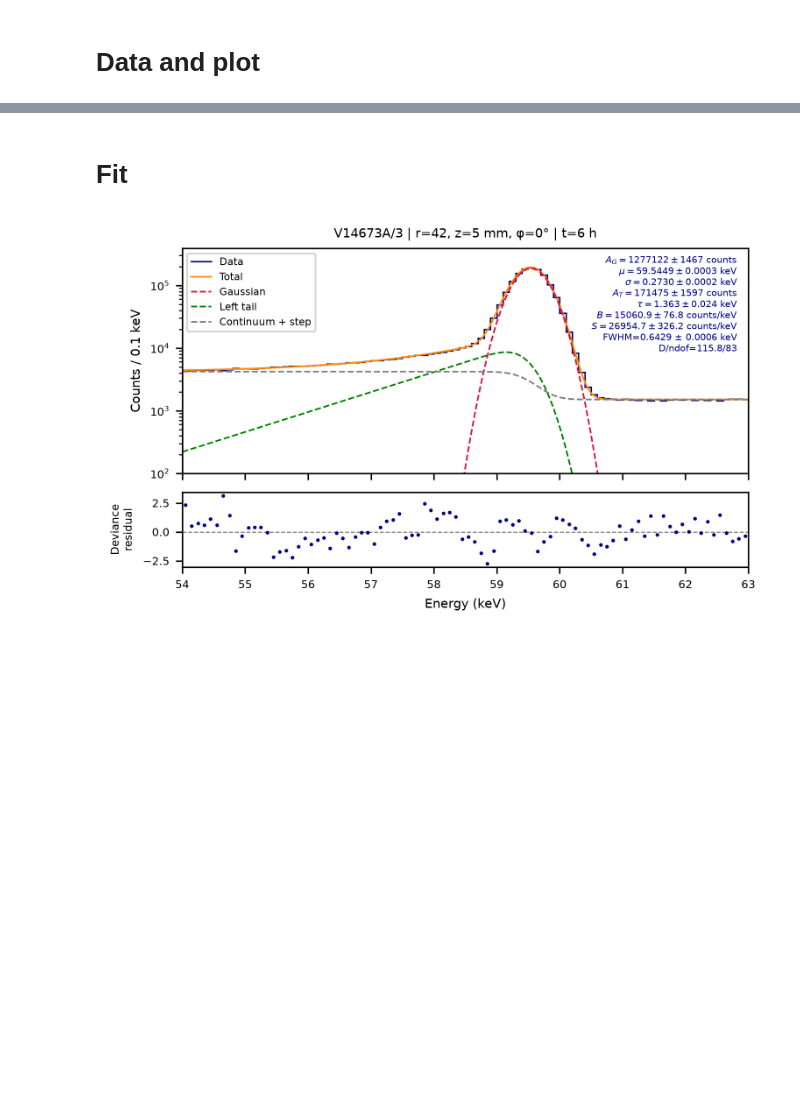
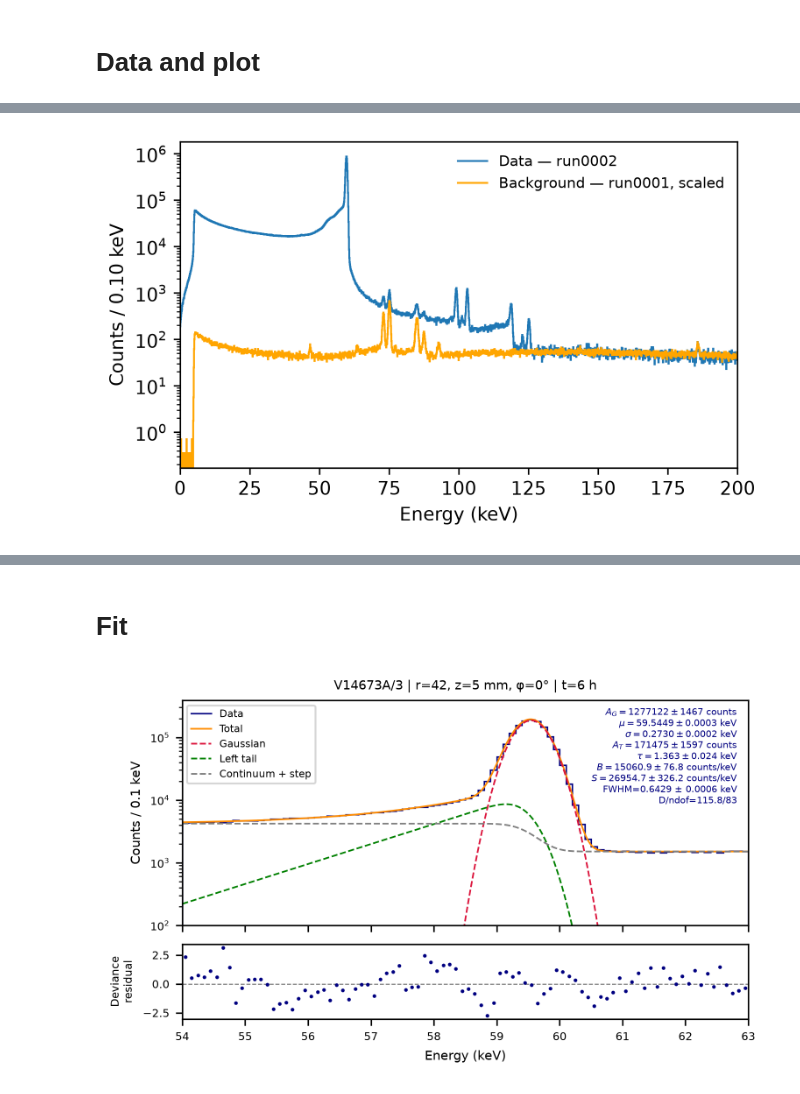
Before and after one commit to RitaF00/HADES-repo, a Jupyter notebook: am_HS1.ipynb, the cells around one changed output, grey strips where cells are left out. Cells and saved outputs as stored; diff of their text form; code cells hidden in the pictures; blank space fills up the shorter version.

```diff
--- a/am_HS1.ipynb
+++ b/am_HS1.ipynb
@@ -1091,3 +1806,39 @@ Creo: raw_energy_spectrum/V14673A_am_HS1_top_dlt_run0003_spectrum.npz
+# %%
+
+# ============================================================
+# PLOT
+# ============================================================
+
+fig, ax = plt.subplots(
+    figsize=(5, 3),
+    dpi=300,
+    layout="constrained",
+)
+
+ax.stairs(
+    counts_data,
+    bins,
+    #color="navy",
+    label=f"Data — {run_key}",
+)
+
+ax.stairs(
+    counts_bkg_scaled,
+    bins,
+    color="orange",
+    label=f"Background — {background_run_key}, scaled",
+)
+
+ax.set_yscale("log")
+ax.set_xlabel("Energy (keV)")
+ax.set_ylabel(f"Counts / {bins[1] - bins[0]:.2f} keV")
+ax.legend(frameon=False, fontsize=8)
+ax.set_xlim(0, 200)
+#ax.set_xlim(52,62)
+#ax.set_ylim(1e4, 1e6)
+plt.show()
+# %% [output]
+[figure, added]
 # %%
 print(f"Dimensione file: {spectrum_path.stat().st_size / 1024:.1f} KiB")
 # %% [output]
```
Also changed, not shown: parts of 38 cells of this notebook, 1 other file.
